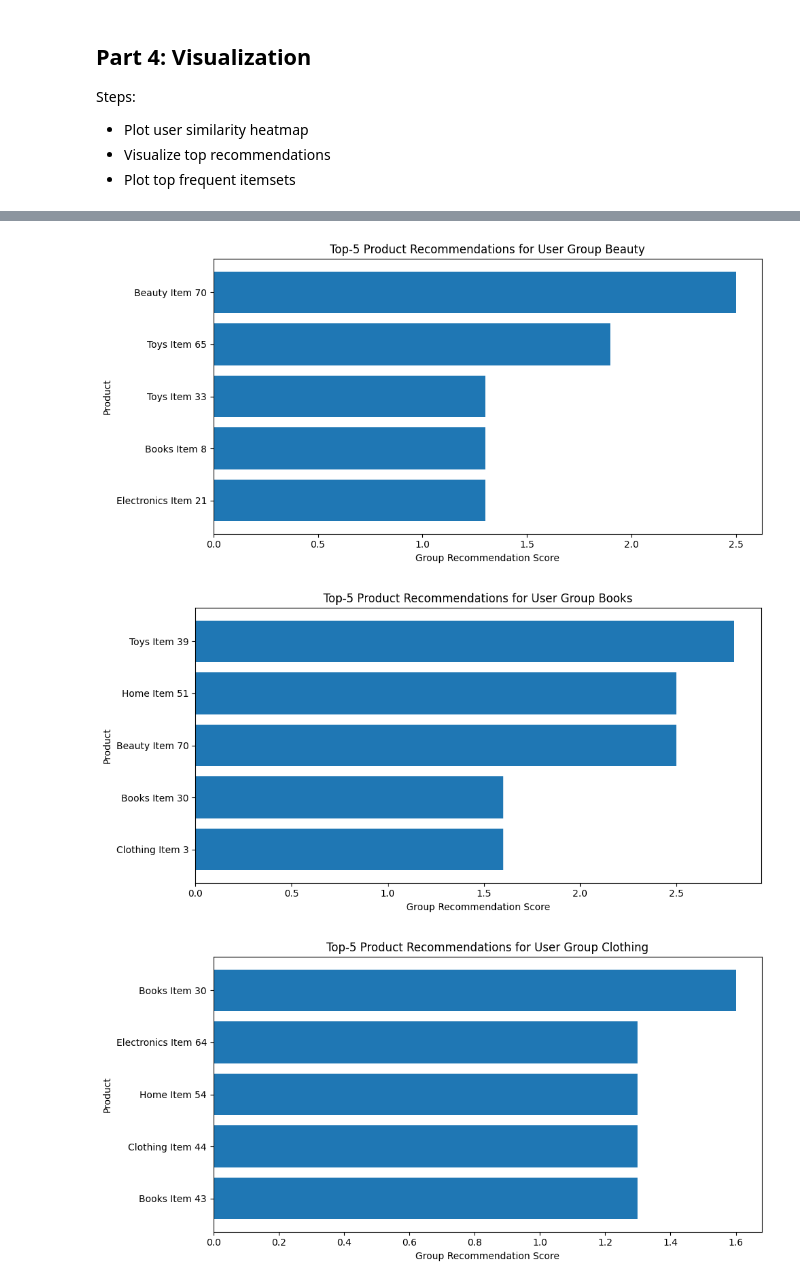
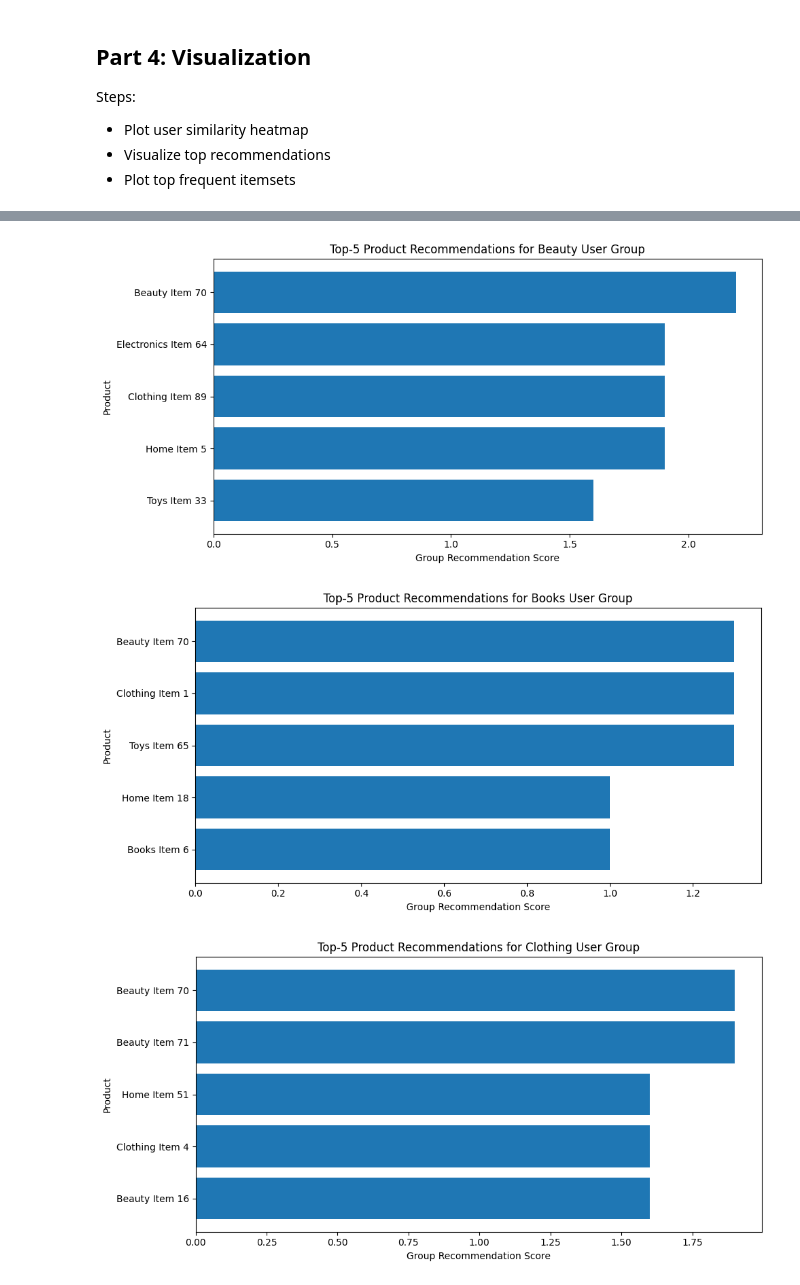
Before and after one commit to Nanji03/SOEN471_A2_Group20_Repo, a Jupyter notebook: SOEN471_A2.ipynb, the cells around one changed output, grey strips where cells are left out. Cells and saved outputs as stored; diff of their text form; code cells hidden in the pictures.

```diff
--- a/SOEN471_A2.ipynb
+++ b/SOEN471_A2.ipynb
@@ -210,14 +212,3 @@ Steps:
 - Use cosine similarity to compare users
 - Recommend top-N products based on similar users
 - Evaluate with Precision@K and Coverage
-# %%
-## User based collaborative filtering: Calculate user similarity based on their ratings and recommend products, using cosine similarity
-## To use adjusted cosine similarity, mean centered cosine similarity before calculate the cosine similarity
-## std_user_item_matrix = user_item_matrix_filled.sub(user_item_matrix.mean(axis=1), axis=0)
-
-user_similarity = cosine_similarity(user_item_matrix_filled)
-
-# Create a DataFrame for user similarity
-user_similarity_df = pd.DataFrame(user_similarity, index=user_item_matrix_filled.index, columns=user_item_matrix_filled.index)
-print("\nUser Similarity Dataframe:")
-print(user_similarity_df.head())
@@ -421,0 +395,20 @@ U049        0.20    0.50    0.10  [np.str_('P0089'), np.str_('P0040')]
+# %%
+## Final recommended products with optimal hyperparameters found
+best_n_neighbors = 9
+best_k = 6
+
+best_sim_df = compute_user_similarity_with_significance(train_matrix)
+popular_items = get_popular_items(train_matrix, top_n=50)
+
+best_recommendations = {uid: recommend_products(uid, best_sim_df, train_matrix, top_n=best_k, n_neighbors=best_n_neighbors,popular_items=popular_items)for uid in train_matrix.index}
+
+print("Top-6 Product Recommendations for All Users")
+print("=" * 70)
+
+for uid in train_matrix.index:
+    recs = best_recommendations[uid]
+    names = product_data[product_data['ProductID'].isin(recs)]['ProductName'].tolist() if 'product_data' in globals() else []
+    print(f"User {uid}:")
+    print(f"Recommended Product IDs   : {recs}")
+    if names:
+        print(f"Recommended Product Names : {names}")
@@ -522,11 +571,11 @@ plt.show()
 # %%
 user_groups = (
-    merged_data.groupby(["UserID", "FinalCategory"])
+    merged_data.groupby(["UserID", "Category"])
         .size()
         .reset_index(name="Count")
         .sort_values(["UserID", "Count"], ascending=[True, False])
         .drop_duplicates("UserID")
-        .rename(columns={"FinalCategory": "UserGroup"})
+        .rename(columns={"Category": "UserGroup"})
 )
 
 ordered_users = user_groups.sort_values(["UserGroup", "UserID"])["UserID"].tolist()
@@ -546,7 +595,7 @@ plt.show()
 
 #convert the dictionary of recommendations into DataFrame
 all_recs_list = []
-for user_id, product_ids in all_recommendations.items():
+for user_id, product_ids in best_recommendations.items():
     for product_id in product_ids:
         all_recs_list.append({'UserID': user_id, 'ProductID': product_id, 'Score': 1.0})
 
@@ -555,7 +604,7 @@ all_user_recommendations = pd.DataFrame(all_recs_list)
 #Merge with product_data to get ProductName and Category details
 all_user_recommendations = pd.merge(
     all_user_recommendations,
-    product_data[['ProductID', 'ProductName', 'Category']],
+    merged_data[['ProductID', 'ProductName', 'Category']],
     on='ProductID',
     how='left'
 )
@@ -664,19 +721,19 @@ Top-5 recommendations for User Group Toys
 # %%
 #Visualization 3: bar chart for each user group's top-5 recommendations
 for group_id in sorted(top5_group_recommendations["UserGroup"].dropna().unique()):
     plot_df = (
         top5_group_recommendations[top5_group_recommendations["UserGroup"] == group_id]
         .sort_values("GroupRankScore", ascending=True)
     )
 
     plt.figure(figsize=(10, 5))
     plt.barh(plot_df["ProductName"].fillna(plot_df["ProductID"]), plot_df["GroupRankScore"])
-    plt.title(f"Top-5 Product Recommendations for User Group {group_id}")
+    plt.title(f"Top-5 Product Recommendations for {group_id} User Group")
     plt.xlabel("Group Recommendation Score")
     plt.ylabel("Product")
     plt.tight_layout()
     plt.show()
 # %% [output]
-[figure, old version]
+[figure, new version]
-[figure, old version]
+[figure, new version]
-[figure, old version]
+[figure, new version]
```
Also changed, not shown: parts of 27 cells of this notebook.
